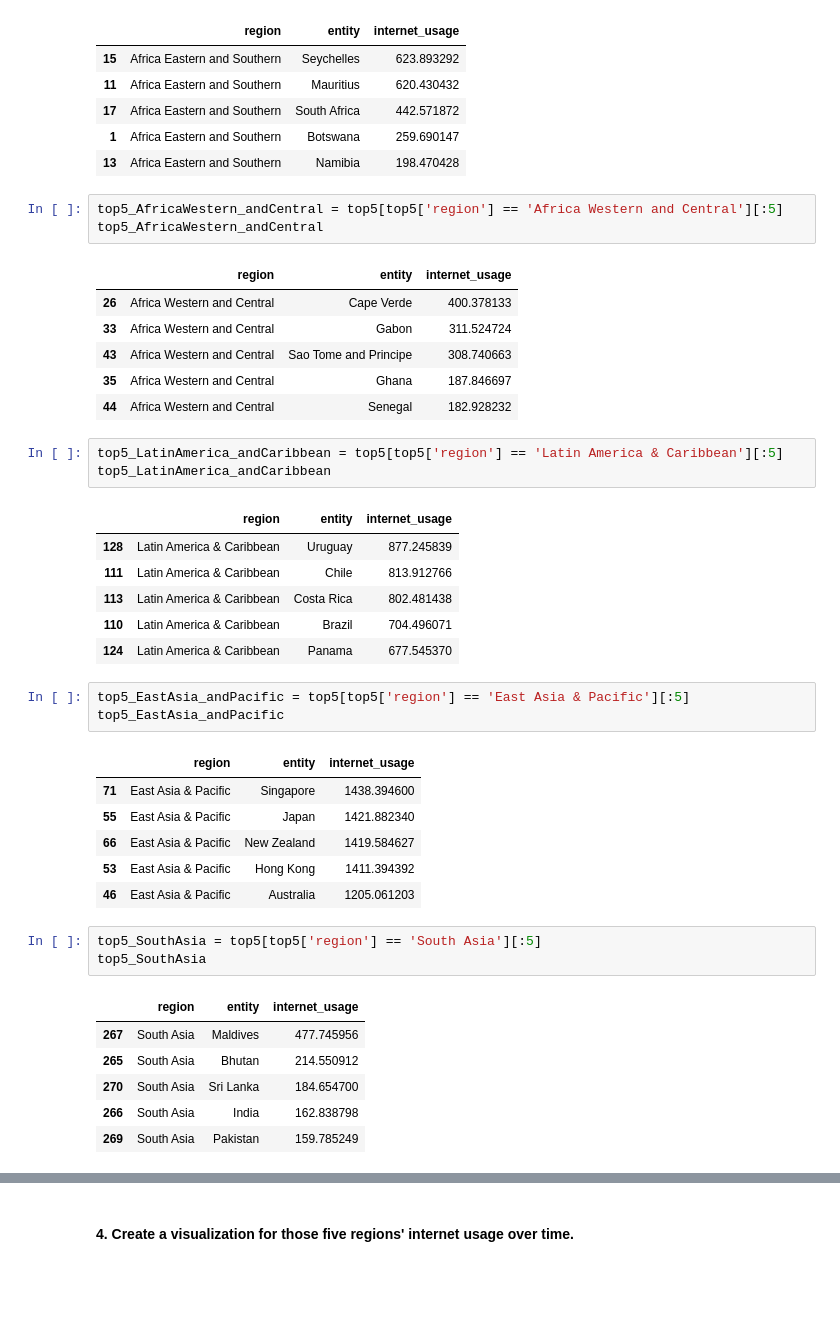
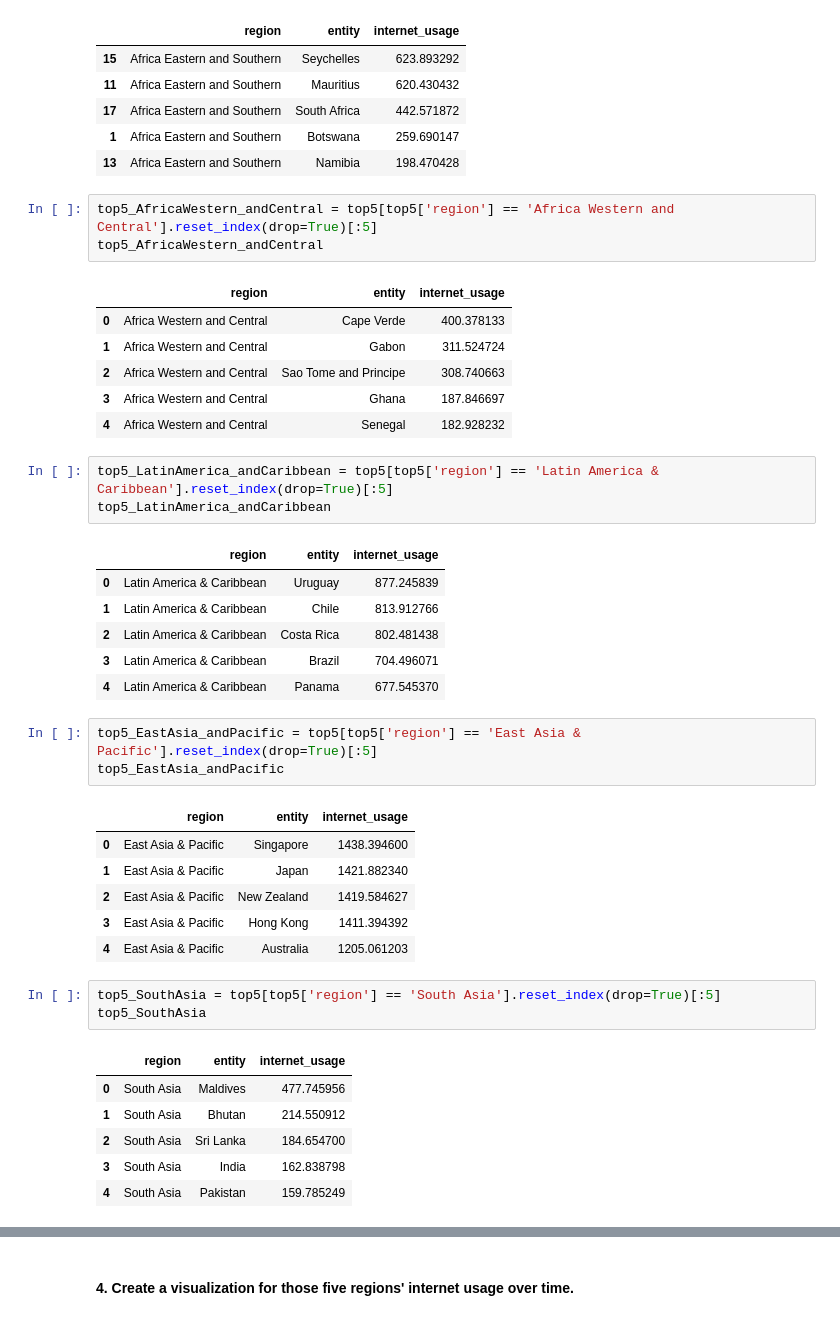
Before and after one commit to TelRich/World_Access_to_the_Internet, a Jupyter notebook: notebook.ipynb, the cells around one changed output, grey strips where cells are left out. Saved outputs shown, nothing was run; the diff lists cells and outputs as text; blank space fills up the shorter version.

```diff
--- a/notebook.ipynb
+++ b/notebook.ipynb
@@ -587,42 +571,42 @@ top5_AfricaEastern_andSouthern
 | 1 | Africa Eastern and Southern | Botswana | 259.690147 |
 | 13 | Africa Eastern and Southern | Namibia | 198.470428 |
 # %%
-top5_AfricaWestern_andCentral = top5[top5['region'] == 'Africa Western and Central'][:5]
+top5_AfricaWestern_andCentral = top5[top5['region'] == 'Africa Western and Central'].reset_index(drop=True)[:5]
 top5_AfricaWestern_andCentral
 # %% [output]
 |  | region | entity | internet_usage |
-| 26 | Africa Western and Central | Cape Verde | 400.378133 |
-| 33 | Africa Western and Central | Gabon | 311.524724 |
-| 43 | Africa Western and Central | Sao Tome and Principe | 308.740663 |
-| 35 | Africa Western and Central | Ghana | 187.846697 |
-| 44 | Africa Western and Central | Senegal | 182.928232 |
+| 0 | Africa Western and Central | Cape Verde | 400.378133 |
+| 1 | Africa Western and Central | Gabon | 311.524724 |
+| 2 | Africa Western and Central | Sao Tome and Principe | 308.740663 |
+| 3 | Africa Western and Central | Ghana | 187.846697 |
+| 4 | Africa Western and Central | Senegal | 182.928232 |
 # %%
-top5_LatinAmerica_andCaribbean = top5[top5['region'] == 'Latin America & Caribbean'][:5]
+top5_LatinAmerica_andCaribbean = top5[top5['region'] == 'Latin America & Caribbean'].reset_index(drop=True)[:5]
 top5_LatinAmerica_andCaribbean
 # %% [output]
 |  | region | entity | internet_usage |
-| 128 | Latin America & Caribbean | Uruguay | 877.245839 |
-| 111 | Latin America & Caribbean | Chile | 813.912766 |
-| 113 | Latin America & Caribbean | Costa Rica | 802.481438 |
-| 110 | Latin America & Caribbean | Brazil | 704.496071 |
-| 124 | Latin America & Caribbean | Panama | 677.545370 |
+| 0 | Latin America & Caribbean | Uruguay | 877.245839 |
+| 1 | Latin America & Caribbean | Chile | 813.912766 |
+| 2 | Latin America & Caribbean | Costa Rica | 802.481438 |
+| 3 | Latin America & Caribbean | Brazil | 704.496071 |
+| 4 | Latin America & Caribbean | Panama | 677.545370 |
 # %%
-top5_EastAsia_andPacific = top5[top5['region'] == 'East Asia & Pacific'][:5]
+top5_EastAsia_andPacific = top5[top5['region'] == 'East Asia & Pacific'].reset_index(drop=True)[:5]
 top5_EastAsia_andPacific
 # %% [output]
 |  | region | entity | internet_usage |
-| 71 | East Asia & Pacific | Singapore | 1438.394600 |
-| 55 | East Asia & Pacific | Japan | 1421.882340 |
-| 66 | East Asia & Pacific | New Zealand | 1419.584627 |
-| 53 | East Asia & Pacific | Hong Kong | 1411.394392 |
-| 46 | East Asia & Pacific | Australia | 1205.061203 |
+| 0 | East Asia & Pacific | Singapore | 1438.394600 |
+| 1 | East Asia & Pacific | Japan | 1421.882340 |
+| 2 | East Asia & Pacific | New Zealand | 1419.584627 |
+| 3 | East Asia & Pacific | Hong Kong | 1411.394392 |
+| 4 | East Asia & Pacific | Australia | 1205.061203 |
 # %%
-top5_SouthAsia = top5[top5['region'] == 'South Asia'][:5]
+top5_SouthAsia = top5[top5['region'] == 'South Asia'].reset_index(drop=True)[:5]
 top5_SouthAsia
 # %% [output]
 |  | region | entity | internet_usage |
-| 267 | South Asia | Maldives | 477.745956 |
-| 265 | South Asia | Bhutan | 214.550912 |
-| 270 | South Asia | Sri Lanka | 184.654700 |
-| 266 | South Asia | India | 162.838798 |
-| 269 | South Asia | Pakistan | 159.785249 |
+| 0 | South Asia | Maldives | 477.745956 |
+| 1 | South Asia | Bhutan | 214.550912 |
+| 2 | South Asia | Sri Lanka | 184.654700 |
+| 3 | South Asia | India | 162.838798 |
+| 4 | South Asia | Pakistan | 159.785249 |
```
Also changed, not shown: parts of 7 cells of this notebook.
